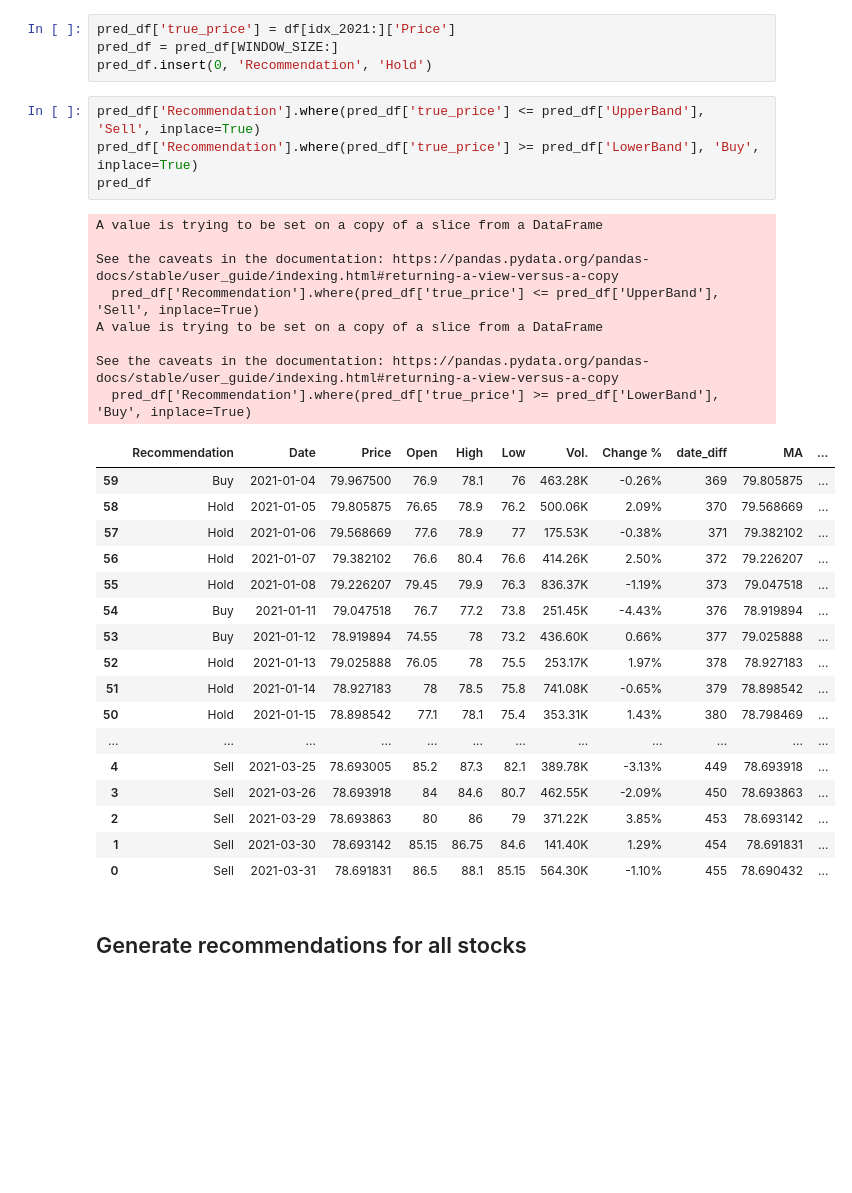
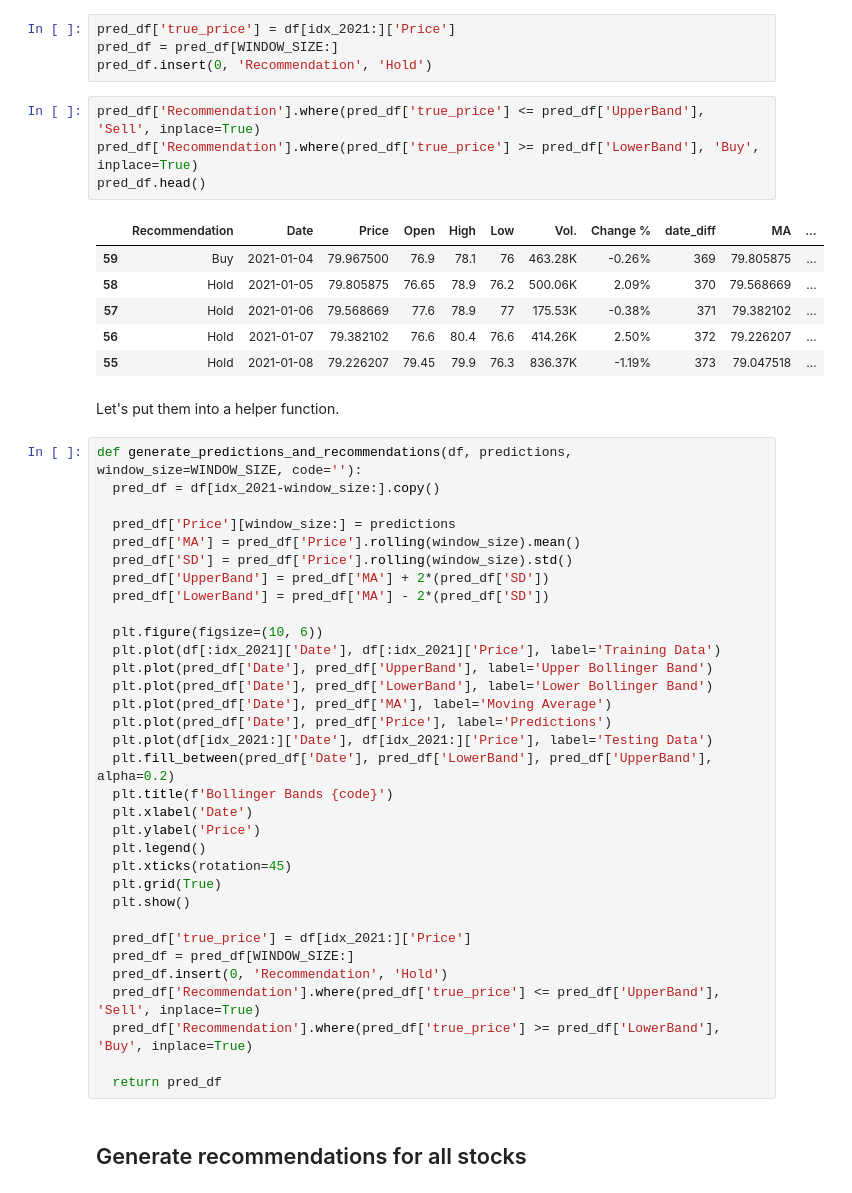
Before and after one commit to XO-Appleton/MRIfIFd7jKq1ziBF, a Jupyter notebook: ValueInvestor.ipynb, the cells around one changed output. Saved outputs shown, nothing was run; the diff lists cells and outputs as text; blank space fills up the shorter version.

```diff
--- a/ValueInvestor.ipynb
+++ b/ValueInvestor.ipynb
@@ -511,32 +489,48 @@ pred_df.insert(0, 'Recommendation', 'Hold')
 # %%
 pred_df['Recommendation'].where(pred_df['true_price'] <= pred_df['UpperBand'], 'Sell', inplace=True)
 pred_df['Recommendation'].where(pred_df['true_price'] >= pred_df['LowerBand'], 'Buy', inplace=True)
-pred_df
+pred_df.head()
 # %% [output]
-A value is trying to be set on a copy of a slice from a DataFrame
-
-See the caveats in the documentation: https://pandas.pydata.org/pandas-docs/stable/user_guide/indexing.html#returning-a-view-versus-a-copy
-  pred_df['Recommendation'].where(pred_df['true_price'] <= pred_df['UpperBand'], 'Sell', inplace=True)
-A value is trying to be set on a copy of a slice from a DataFrame
-
-See the caveats in the documentation: https://pandas.pydata.org/pandas-docs/stable/user_guide/indexing.html#returning-a-view-versus-a-copy
-  pred_df['Recommendation'].where(pred_df['true_price'] >= pred_df['LowerBand'], 'Buy', inplace=True)
 |  | Recommendation | Date | Price | Open | High | Low | Vol. | Change % | date_diff | MA | ... |
 | 59 | Buy | 2021-01-04 | 79.967500 | 76.9 | 78.1 | 76 | 463.28K | -0.26% | 369 | 79.805875 | ... |
 | 58 | Hold | 2021-01-05 | 79.805875 | 76.65 | 78.9 | 76.2 | 500.06K | 2.09% | 370 | 79.568669 | ... |
 | 57 | Hold | 2021-01-06 | 79.568669 | 77.6 | 78.9 | 77 | 175.53K | -0.38% | 371 | 79.382102 | ... |
 | 56 | Hold | 2021-01-07 | 79.382102 | 76.6 | 80.4 | 76.6 | 414.26K | 2.50% | 372 | 79.226207 | ... |
 | 55 | Hold | 2021-01-08 | 79.226207 | 79.45 | 79.9 | 76.3 | 836.37K | -1.19% | 373 | 79.047518 | ... |
-| 54 | Buy | 2021-01-11 | 79.047518 | 76.7 | 77.2 | 73.8 | 251.45K | -4.43% | 376 | 78.919894 | ... |
-| 53 | Buy | 2021-01-12 | 78.919894 | 74.55 | 78 | 73.2 | 436.60K | 0.66% | 377 | 79.025888 | ... |
-| 52 | Hold | 2021-01-13 | 79.025888 | 76.05 | 78 | 75.5 | 253.17K | 1.97% | 378 | 78.927183 | ... |
-| 51 | Hold | 2021-01-14 | 78.927183 | 78 | 78.5 | 75.8 | 741.08K | -0.65% | 379 | 78.898542 | ... |
-| 50 | Hold | 2021-01-15 | 78.898542 | 77.1 | 78.1 | 75.4 | 353.31K | 1.43% | 380 | 78.798469 | ... |
-| ... | ... | ... | ... | ... | ... | ... | ... | ... | ... | ... | ... |
-| 4 | Sell | 2021-03-25 | 78.693005 | 85.2 | 87.3 | 82.1 | 389.78K | -3.13% | 449 | 78.693918 | ... |
-| 3 | Sell | 2021-03-26 | 78.693918 | 84 | 84.6 | 80.7 | 462.55K | -2.09% | 450 | 78.693863 | ... |
-| 2 | Sell | 2021-03-29 | 78.693863 | 80 | 86 | 79 | 371.22K | 3.85% | 453 | 78.693142 | ... |
-| 1 | Sell | 2021-03-30 | 78.693142 | 85.15 | 86.75 | 84.6 | 141.40K | 1.29% | 454 | 78.691831 | ... |
-| 0 | Sell | 2021-03-31 | 78.691831 | 86.5 | 88.1 | 85.15 | 564.30K | -1.10% | 455 | 78.690432 | ... |
+# %% [markdown]
+Let's put them into a helper function.
+# %%
+def generate_predictions_and_recommendations(df, predictions, window_size=WINDOW_SIZE, code=''):
+  pred_df = df[idx_2021-window_size:].copy()
+
+  pred_df['Price'][window_size:] = predictions
+  pred_df['MA'] = pred_df['Price'].rolling(window_size).mean()
+  pred_df['SD'] = pred_df['Price'].rolling(window_size).std()
+  pred_df['UpperBand'] = pred_df['MA'] + 2*(pred_df['SD'])
+  pred_df['LowerBand'] = pred_df['MA'] - 2*(pred_df['SD'])
+
+  plt.figure(figsize=(10, 6))
+  plt.plot(df[:idx_2021]['Date'], df[:idx_2021]['Price'], label='Training Data')
+  plt.plot(pred_df['Date'], pred_df['UpperBand'], label='Upper Bollinger Band')
+  plt.plot(pred_df['Date'], pred_df['LowerBand'], label='Lower Bollinger Band')
+  plt.plot(pred_df['Date'], pred_df['MA'], label='Moving Average')
+  plt.plot(pred_df['Date'], pred_df['Price'], label='Predictions')
+  plt.plot(df[idx_2021:]['Date'], df[idx_2021:]['Price'], label='Testing Data')
+  plt.fill_between(pred_df['Date'], pred_df['LowerBand'], pred_df['UpperBand'], alpha=0.2)
+  plt.title(f'Bollinger Bands {code}')
+  plt.xlabel('Date')
+  plt.ylabel('Price')
+  plt.legend()
+  plt.xticks(rotation=45)
+  plt.grid(True)
+  plt.show()
+
+  pred_df['true_price'] = df[idx_2021:]['Price']
+  pred_df = pred_df[WINDOW_SIZE:]
+  pred_df.insert(0, 'Recommendation', 'Hold')
+  pred_df['Recommendation'].where(pred_df['true_price'] <= pred_df['UpperBand'], 'Sell', inplace=True)
+  pred_df['Recommendation'].where(pred_df['true_price'] >= pred_df['LowerBand'], 'Buy', inplace=True)
+
+  return pred_df
 # %% [markdown]
 ## Generate recommendations for all stocks
```
Also changed, not shown: parts of 17 cells of this notebook.
